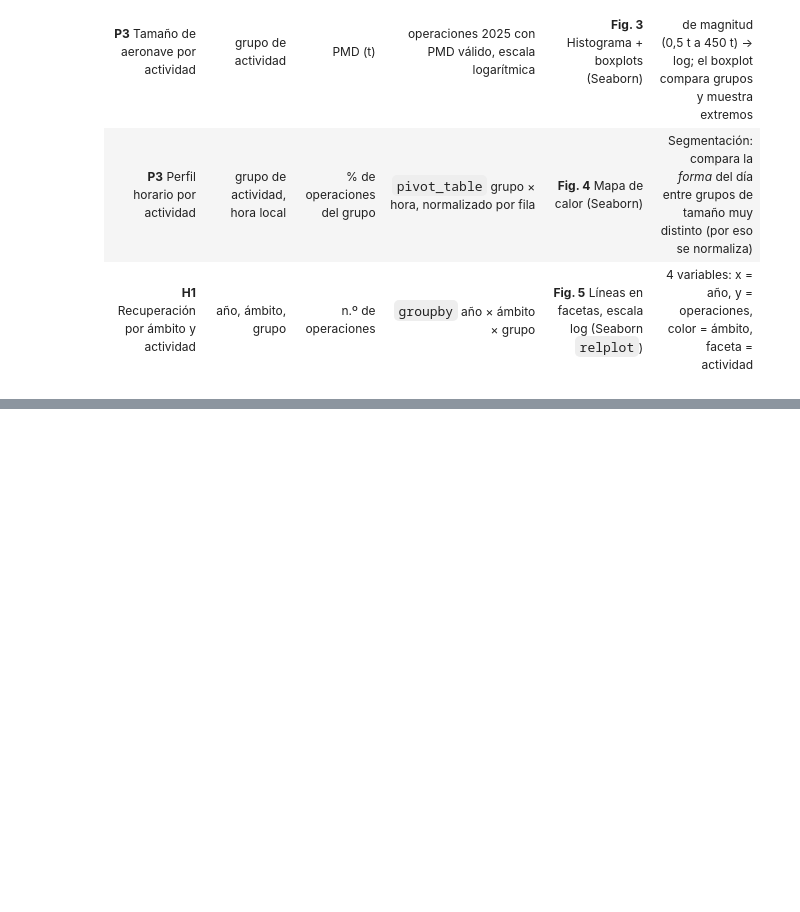
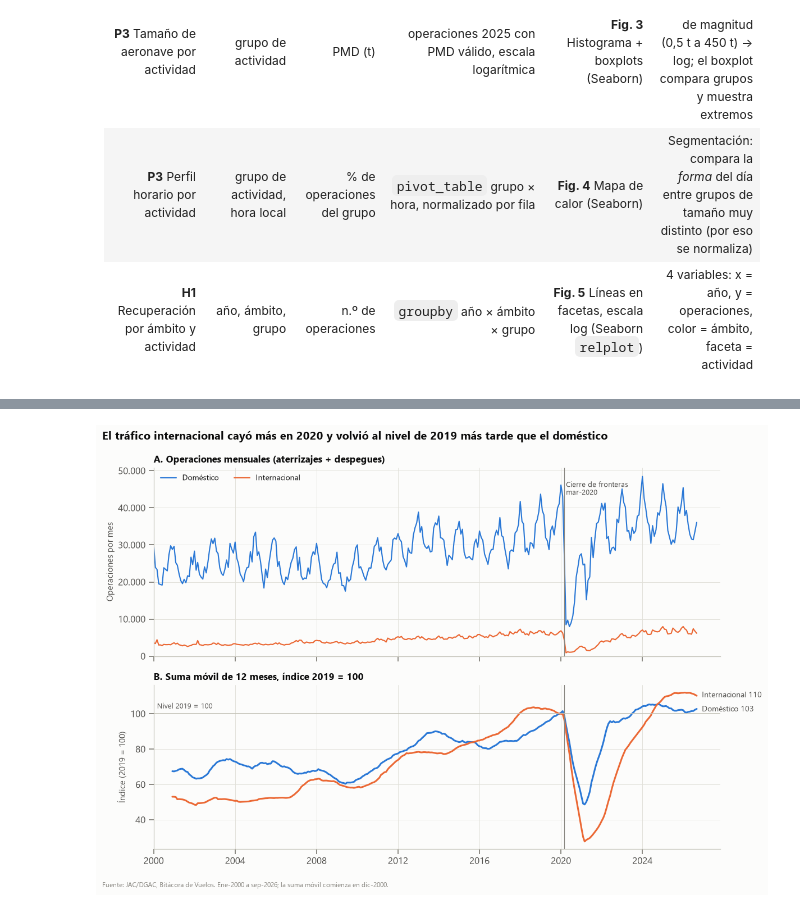
Before and after one commit to Gaboto1/visualizacion-transporte-rojas-gabriel, a Jupyter notebook: notebooks/evaluacion02.ipynb, the cells around one changed output, grey strips where cells are left out. Saved outputs shown, nothing was run; the diff lists cells and outputs as text; code cells hidden in the pictures; blank space fills up the shorter version.

```diff
--- a/notebooks/evaluacion02.ipynb
+++ b/notebooks/evaluacion02.ipynb
@@ -1139,0 +1180,43 @@ Matrículas con más de un modelo registrado: 2,004 de 13,833
+# %%
+serie = (ops.groupby(["periodo", "ambito"], observed=True).size().unstack("ambito"))
+serie.index = serie.index.to_timestamp()
+movil = serie.rolling(12).sum()
+indice_movil = movil.div(movil.loc["2019-12-01"]).mul(100)
+
+fig, (axa, axb) = plt.subplots(2, 1, figsize=(11, 7.6), sharex=True, gridspec_kw={"height_ratios": [1.15, 1]})
+for amb, color in st.COLOR_AMBITO.items():
+    axa.plot(serie.index, serie[amb], color=color, lw=1.4, label=amb)
+    axb.plot(indice_movil.index, indice_movil[amb], color=color, lw=2, label=amb)
+
+ultimo = indice_movil.iloc[-1]
+y_dom, y_int = ultimo["Doméstico"], ultimo["Internacional"]
+if abs(y_int - y_dom) < 8:  # separa las etiquetas para que no se superpongan
+    centro = (y_int + y_dom) / 2
+    y_int, y_dom = (centro + 4, centro - 4) if y_int >= y_dom else (centro - 4, centro + 4)
+for amb, y in [("Doméstico", y_dom), ("Internacional", y_int)]:
+    axb.annotate(f"{amb} {ultimo[amb]:.0f}", (indice_movil.index[-1], y), xytext=(6, 0),
+                 textcoords="offset points", va="center", fontsize=9, color=st.TINTA_2)
+
+for ax in (axa, axb):
+    ax.axvline(pd.Timestamp("2020-03-01"), color=st.TINTA_TENUE, lw=0.8)
+axa.text(pd.Timestamp("2020-04-01"), axa.get_ylim()[1] * 0.93, "Cierre de fronteras\nmar-2020",
+         fontsize=8.5, color=st.TINTA_2, va="top")
+axb.axhline(100, color=st.EJE, lw=1)
+axb.text(pd.Timestamp("2000-03-01"), 103, "Nivel 2019 = 100", fontsize=8.5, color=st.TINTA_2)
+
+axa.yaxis.set_major_formatter(mticker.FuncFormatter(st.miles))
+axa.set_ylabel("Operaciones por mes")
+axa.set_ylim(0)
+axa.legend(loc="upper left", ncols=2)
+axa.set_title("A. Operaciones mensuales (aterrizajes + despegues)", fontsize=11)
+axb.set_ylabel("Índice (2019 = 100)")
+axb.set_title("B. Suma móvil de 12 meses, índice 2019 = 100", fontsize=11)
+axb.set_xlim(serie.index[0], serie.index[-1] + pd.Timedelta(days=420))
+fig.suptitle("El tráfico internacional cayó más en 2020 y volvió al nivel de 2019 más tarde que el doméstico",
+             x=0.01, ha="left", fontsize=13, fontweight="bold")
+st.fuente(axb, "Fuente: JAC/DGAC, Bitácora de Vuelos. Ene-2000 a sep-2026; la suma móvil comienza en dic-2000.")
+fig.tight_layout(rect=(0, 0.03, 1, 1))
+st.guardar(fig, "fig2_mpl_evolucion_mensual_ambito")
+plt.show()
+# %% [output]
+[figure, added]
```
Also changed, not shown: parts of 18 cells of this notebook, 5 other files.
